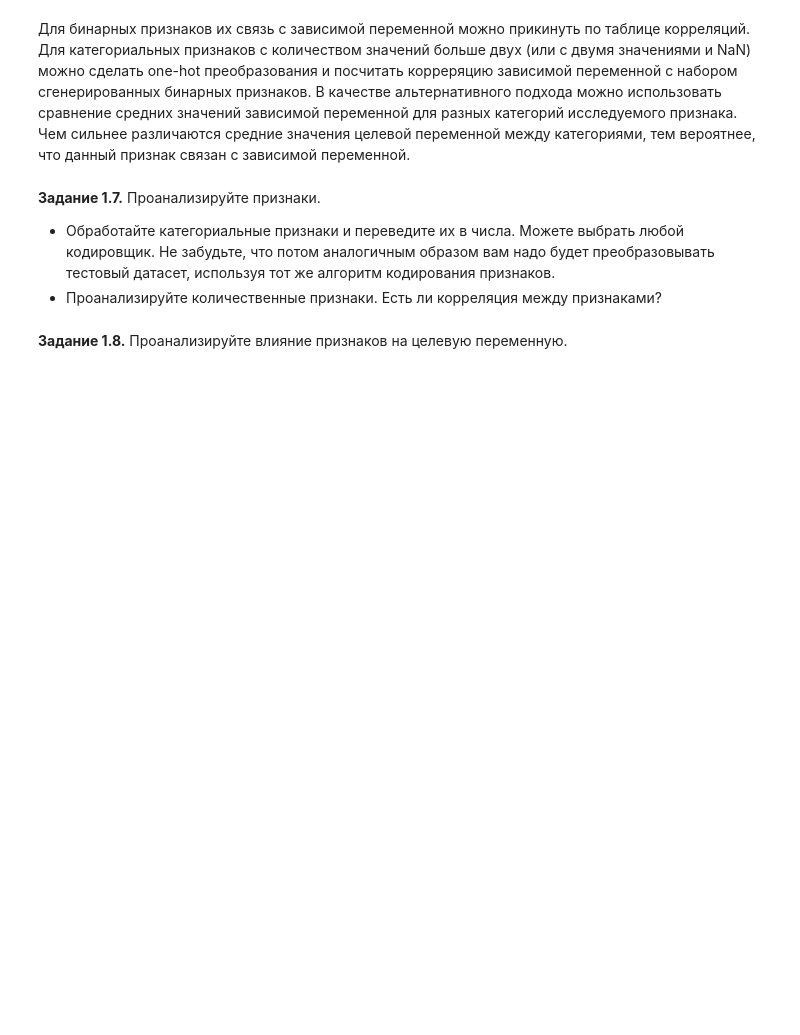
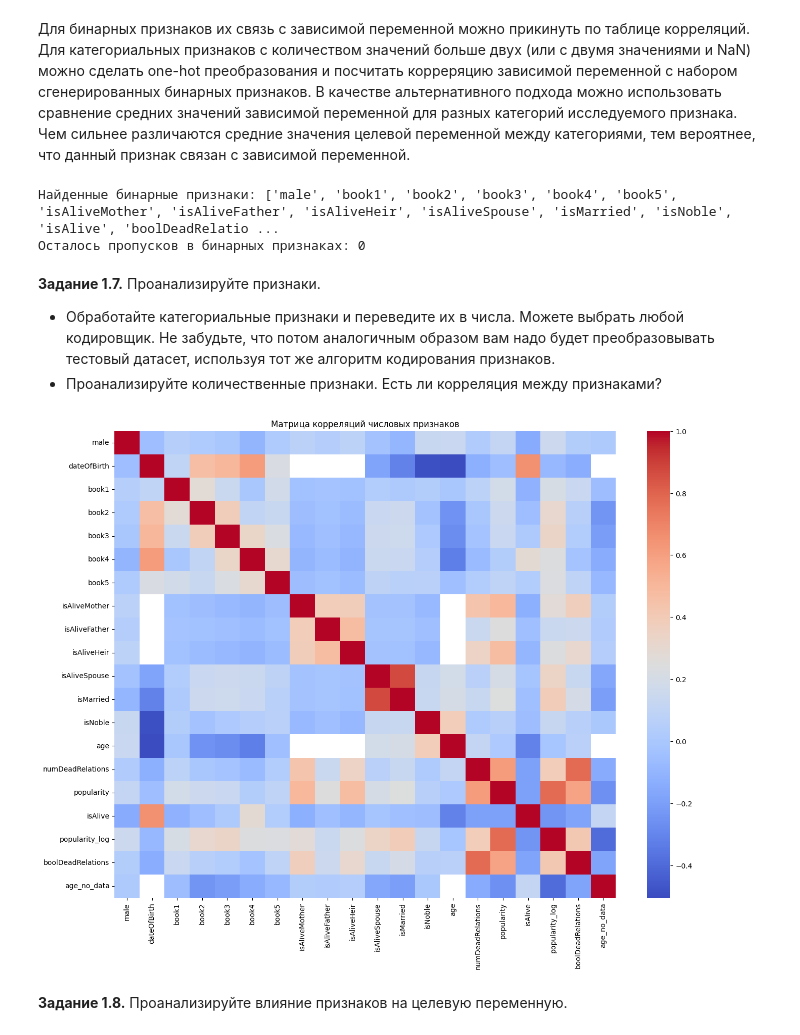
Before and after one commit to zkirilly-alt/laba01, a Jupyter notebook: week_01_ml_intro/Homework/hw_1_game_of_thrones.ipynb, the cells around one changed output. Drawn from its saved outputs; the diff is of its cells as text; code cells hidden in the pictures; blank space fills up the shorter version.

```diff
--- a/week_01_ml_intro/Homework/hw_1_game_of_thrones.ipynb
+++ b/week_01_ml_intro/Homework/hw_1_game_of_thrones.ipynb
@@ -330,13 +302,3 @@ cultures_grouped = {
                       'summer islander', 'asshai', "asshai'i", 'norvos', 'ghiscari',
                       'ghiscaricari'],
     'Other Nations': ['ibbenese', 'westeros', 'free folk', 'wildling', 'wildlings', 'naathi']}
-# %%
-culture_to_group = {
-    culture: group
-    for group, cultures in cultures_grouped.items()
-    for culture in cultures
-}
-data['culture_grouped'] = data['culture'].map(culture_to_group)
-
-data['culture_grouped'] = data['culture_grouped'].fillna('Other Nations')
-print(data['culture_grouped'].value_counts(dropna=False))
@@ -377,3 +328,8 @@ d_inverted
+# %%
+cultures_grouped_inverted = {}
+for k in cultures_grouped.keys():
+    for v in cultures_grouped[k]:
+        cultures_grouped_inverted.update({v: k})
 # %% [markdown]
 Теперь создадим новый столбец с укрупненными значениями culture.
 
@@ -388,0 +343,4 @@ data['culture_grouped'] = data['culture'].str.lower().map(cultures_grouped_inver
+# %%
+data['culture_grouped'] = data['culture'].str.lower().map(cultures_grouped_inverted)
+data['culture_grouped'] = data['culture_grouped'].fillna('Other Nations')
+print(data['culture_grouped'].value_counts(dropna=False))
@@ -425,3 +428,20 @@ data.describe(include = [...]).T[['count', 'min', 'max']].assign(N_unique_values
+# %%
+numeric_cols = data.select_dtypes(include=[np.number]).columns
+binary_cols = []
+
+for col in numeric_cols:
+    if col == 'popularity':
+        continue
+    if data[col].min() == 0 and data[col].max() == 1:
+        binary_cols.append(col)
+
+print("Найденные бинарные признаки:", binary_cols)
+for col in binary_cols:
+    data[col] = data[col].fillna(0) # Или data[col].fillna(-1)
+print("Осталось пропусков в бинарных признаках:", data[binary_cols].isna().sum().sum())
+# %% [output]
+Найденные бинарные признаки: ['male', 'book1', 'book2', 'book3', 'book4', 'book5', 'isAliveMother', 'isAliveFather', 'isAliveHeir', 'isAliveSpouse', 'isMarried', 'isNoble', 'isAlive', 'boolDeadRelatio ...
+Осталось пропусков в бинарных признаках: 0
 # %% [markdown]
 **Задание 1.7.** Проанализируйте признаки.
   * Обработайте категориальные признаки и переведите их в числа. Можете выбрать любой кодировщик. Не забудьте, что потом аналогичным образом вам надо будет преобразовывать тестовый датасет, используя тот же алгоритм кодирования признаков.
@@ -431,2 +449,12 @@ data.describe(include = [...]).T[['count', 'min', 'max']].assign(N_unique_values
+# %%
+cat_cols = ['culture_grouped', 'title', 'house']
+data_encoded = pd.get_dummies(data, columns=cat_cols, drop_first=True)
+numeric_data = data_encoded.select_dtypes(include=[np.number])
+plt.figure(figsize=(16, 12))
+sns.heatmap(numeric_data.corr(), cmap='coolwarm', annot=False)
+plt.title('Матрица корреляций числовых признаков')
+plt.show()
+# %% [output]
+[figure, added]
 # %% [markdown]
 **Задание 1.8.** Проанализируйте влияние признаков на целевую переменную.
```
Also changed, not shown: parts of 29 cells of this notebook.
